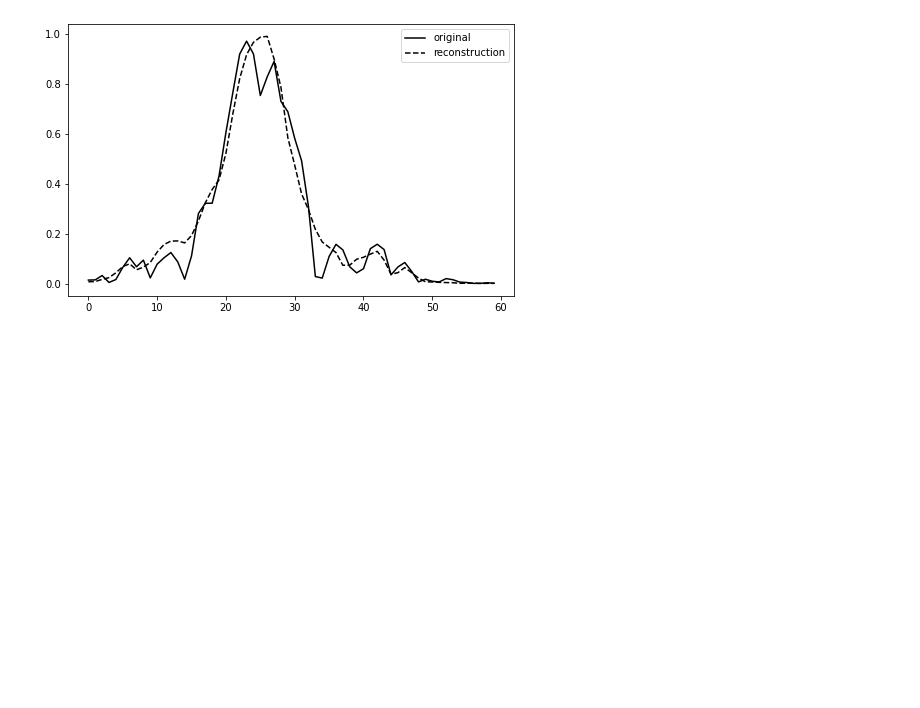
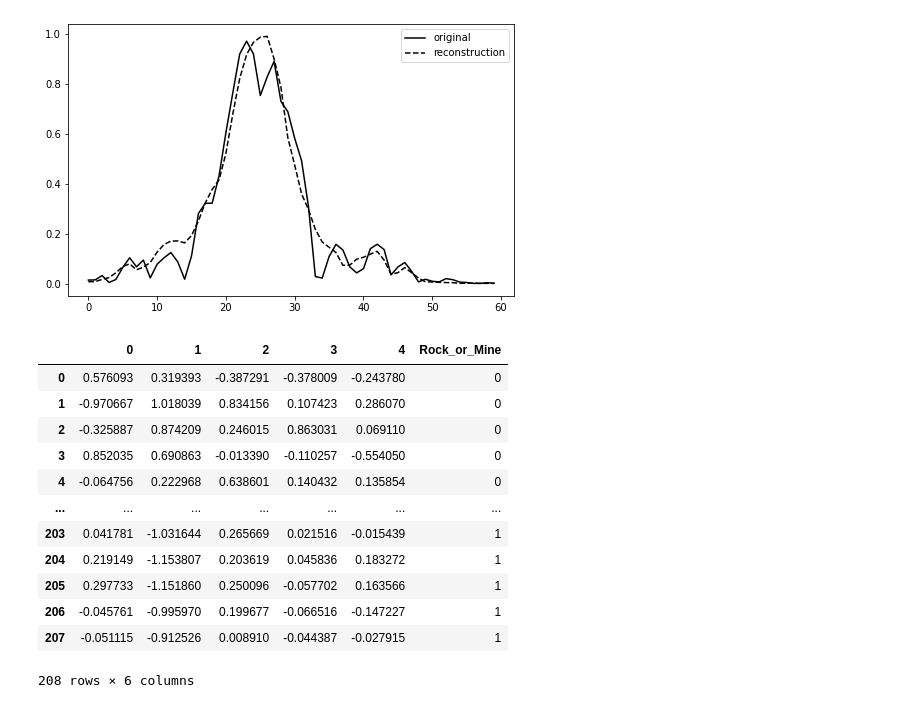
Before and after one commit to QSciTech-QuantumBC-Workshop/Team2ibmazing, a Jupyter notebook: Clean_Data_PCA.ipynb, the cells around one changed output. Saved outputs shown, nothing was run; the diff lists cells and outputs as text; code cells hidden in the pictures; blank space fills up the shorter version.

Commit message:
Write PCA output to csv

```diff
--- a/Clean_Data_PCA.ipynb
+++ b/Clean_Data_PCA.ipynb
@@ -90,3 +93,29 @@ for i in range(10):
 [figure]
 [figure]
 [figure]
+# %%
+# load pca input training data into data frame
+df_tr_pca = pd.DataFrame(data=X_tr_pca, columns=list(range(nc)))
+
+# add targets training data
+df_tr_pca['Rock_or_Mine'] = Y_tr
+
+# write to csv
+df_tr_pca.to_csv('sonar_data_post_pca.csv')
+
+# show
+df_tr_pca
+# %% [output]
+|  | 0 | 1 | 2 | 3 | 4 | Rock_or_Mine |
+| 0 | 0.576093 | 0.319393 | -0.387291 | -0.378009 | -0.243780 | 0 |
+| 1 | -0.970667 | 1.018039 | 0.834156 | 0.107423 | 0.286070 | 0 |
+| 2 | -0.325887 | 0.874209 | 0.246015 | 0.863031 | 0.069110 | 0 |
+| 3 | 0.852035 | 0.690863 | -0.013390 | -0.110257 | -0.554050 | 0 |
+| 4 | -0.064756 | 0.222968 | 0.638601 | 0.140432 | 0.135854 | 0 |
+| ... | ... | ... | ... | ... | ... | ... |
+| 203 | 0.041781 | -1.031644 | 0.265669 | 0.021516 | -0.015439 | 1 |
+| 204 | 0.219149 | -1.153807 | 0.203619 | 0.045836 | 0.183272 | 1 |
+| 205 | 0.297733 | -1.151860 | 0.250096 | -0.057702 | 0.163566 | 1 |
+| 206 | -0.045761 | -0.995970 | 0.199677 | -0.066516 | -0.147227 | 1 |
+| 207 | -0.051115 | -0.912526 | 0.008910 | -0.044387 | -0.027915 | 1 |
+208 rows × 6 columns
```
Also changed, not shown: parts of 2 cells of this notebook, 1 other file.
